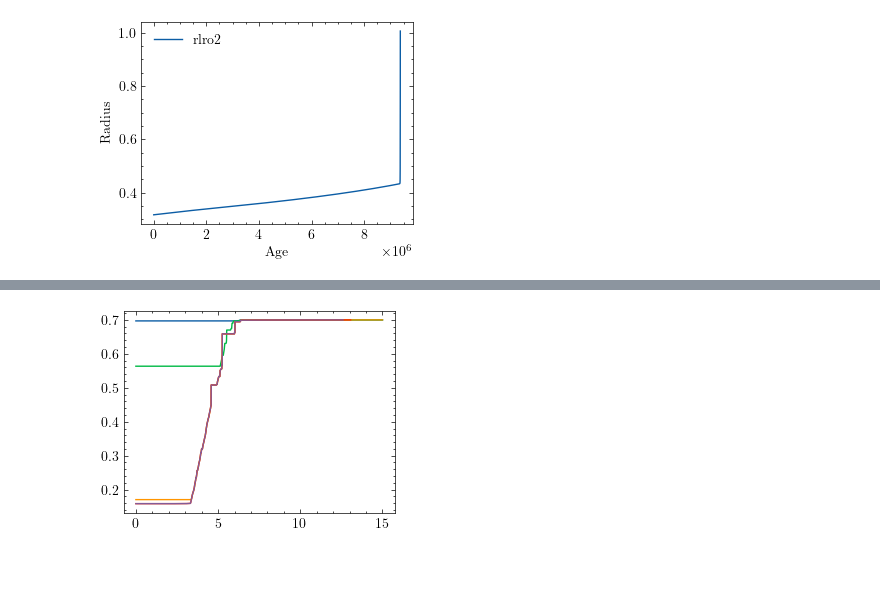
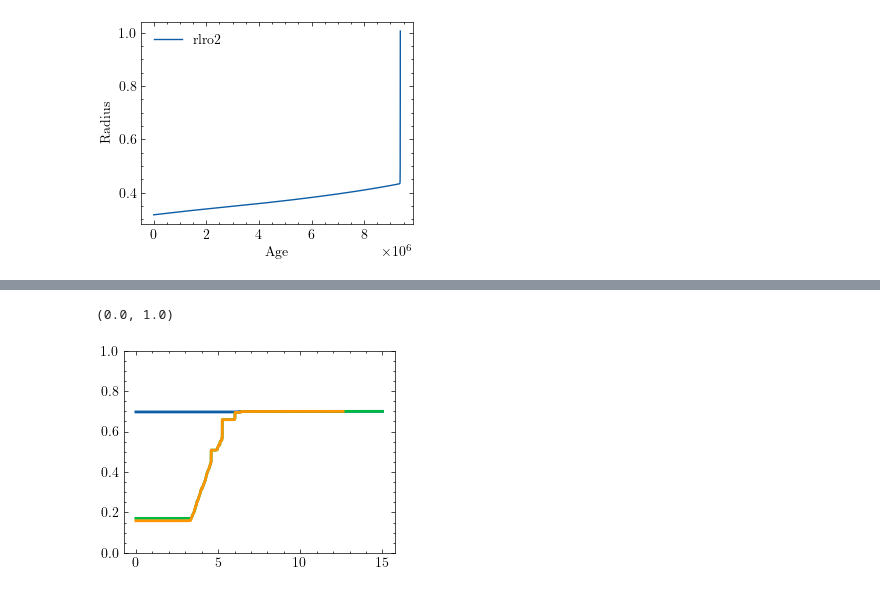
Before and after one commit to neevshah101/learning_mesa, a Jupyter notebook: plotting.ipynb, the cells around one changed output, grey strips where cells are left out. Cells and saved outputs as stored; diff of their text form; code cells hidden in the pictures; blank space fills up the shorter version.

Commit message:
plots

```diff
--- a/plotting.ipynb
+++ b/plotting.ipynb
@@ -800,3 +801,7 @@ plt.show()
 # %% [output]
 [figure]
 [figure]
+# %%
+
+logs_dir1 = os.path.join('tutorial_binary_star', 'LOGS15')
+df1 = load_history_file(logs_dir1)
@@ -854,0 +863,3 @@ profs = get_profiles(logs_dir)
+# %%
+index = get_index(logs_dir1)
+profs = get_profiles(logs_dir1)
@@ -855,5 +875,7 @@ profs = get_profiles(logs_dir)
 # %%
-for p in profs:
-    plt.plot(p["mass"],p['x_mass_fraction_H'])
+for p in profs[::2]:
+    plt.plot(p["mass"],p['x_mass_fraction_H'], lw = 2)
+plt.ylim(0,1)
 # %% [output]
+(0.0, 1.0)
-[figure, old version]
+[figure, new version]
```
Also changed, not shown: parts of 9 cells of this notebook.
